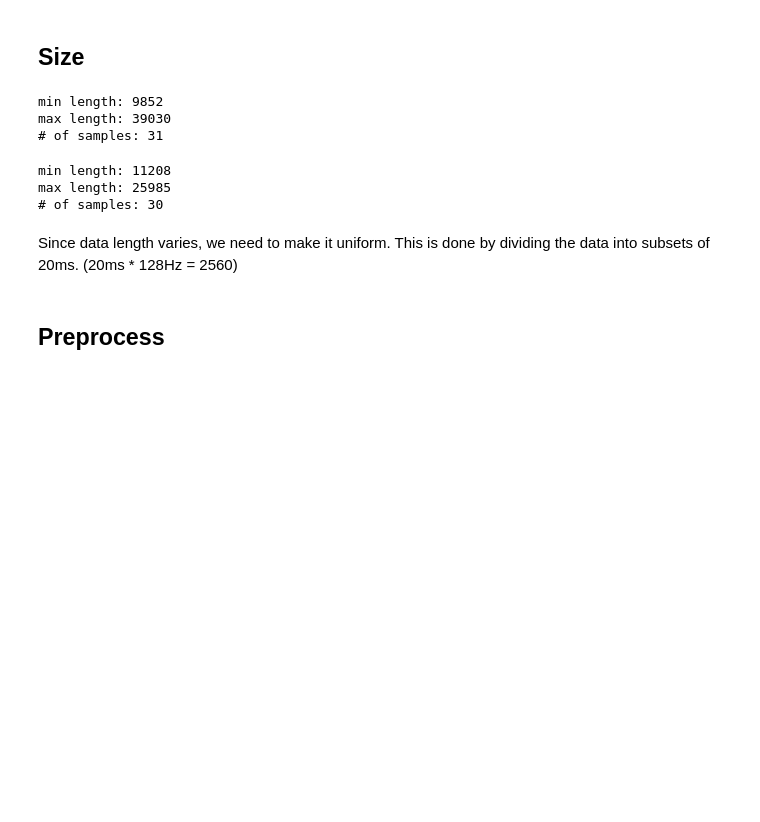
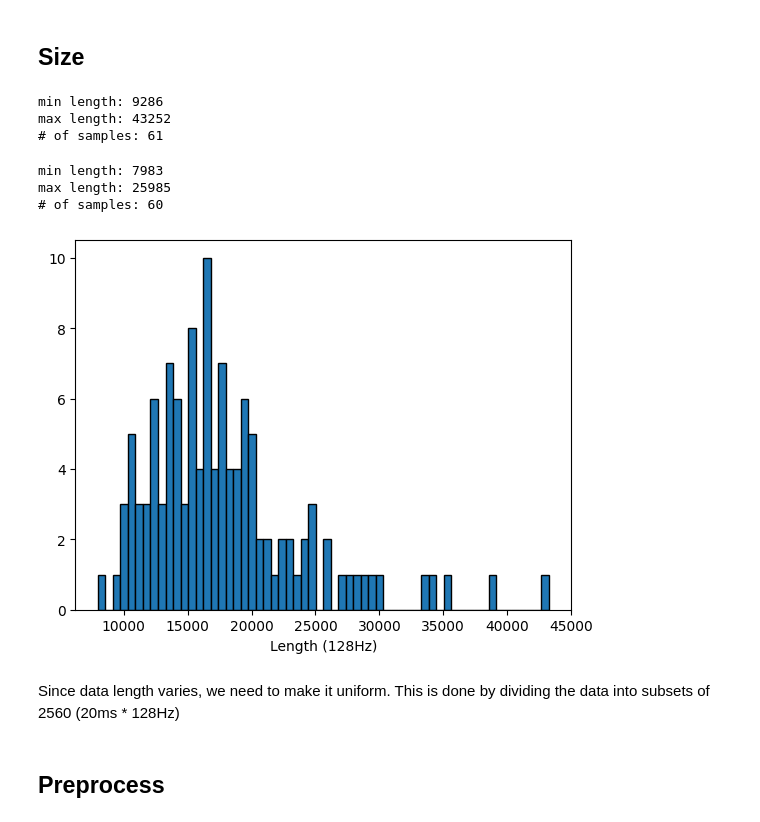
Before and after one commit to denev6/ADHD-EEG-ViT, a Jupyter notebook: assets/tools/IEEE/preprocess.ipynb, the cells around one changed output. Cells and saved outputs as stored; diff of their text form; code cells hidden in the pictures; blank space fills up the shorter version.

Commit message:
reformat IEEE data

```diff
--- a/assets/tools/IEEE/preprocess.ipynb
+++ b/assets/tools/IEEE/preprocess.ipynb
@@ -94,34 +94,38 @@ def verify(arr: np.ndarray):
     return arr
 # %%
+data_lens_adhd = []
 for adhd_dir in adhd_data_dir:
-    data_lens = []
     data_len = to_all_data_in(adhd_dir, get_length)
-    data_lens.append(data_len)
+    data_lens_adhd += data_len
 
-data_lens = np.array(data_lens).reshape(-1)
-print("min length:", min(data_lens))
-print("max length:", max(data_lens))
-print("# of samples:", len(data_lens))
+print("min length:", min(data_lens_adhd))
+print("max length:", max(data_lens_adhd))
+print("# of samples:", len(data_lens_adhd))
 # %% [output]
-min length: 9852
-max length: 39030
-# of samples: 31
+min length: 9286
+max length: 43252
+# of samples: 61
 # %%
+data_lens_control = []
 for control_dir in control_data_dir:
-    data_lens = []
     data_len = to_all_data_in(control_dir, get_length)
-    data_lens.append(data_len)
+    data_lens_control += data_len
 
-data_lens = np.array(data_lens).reshape(-1)
-print("min length:", min(data_lens))
-print("max length:", max(data_lens))
-print("# of samples:", len(data_lens))
+print("min length:", min(data_lens_control))
+print("max length:", max(data_lens_control))
+print("# of samples:", len(data_lens_control))
 # %% [output]
-min length: 11208
+min length: 7983
 max length: 25985
-# of samples: 30
+# of samples: 60
+# %%
+plt.hist(np.array(data_lens_adhd + data_lens_control), bins=60, edgecolor="black")
+plt.xlabel("Length (128Hz)")
+plt.show()
+# %% [output]
+[figure, added]
 # %% [markdown]
-Since data length varies, we need to make it uniform. This is done by dividing the data into subsets of 20ms. (20ms * 128Hz = 2560)
+Since data length varies, we need to make it uniform. This is done by dividing the data into subsets of 2560 (20ms * 128Hz)
 # %% [markdown]
 ## Preprocess
 # %%
```
Also changed, not shown: parts of 2 cells of this notebook, 3 other files.
